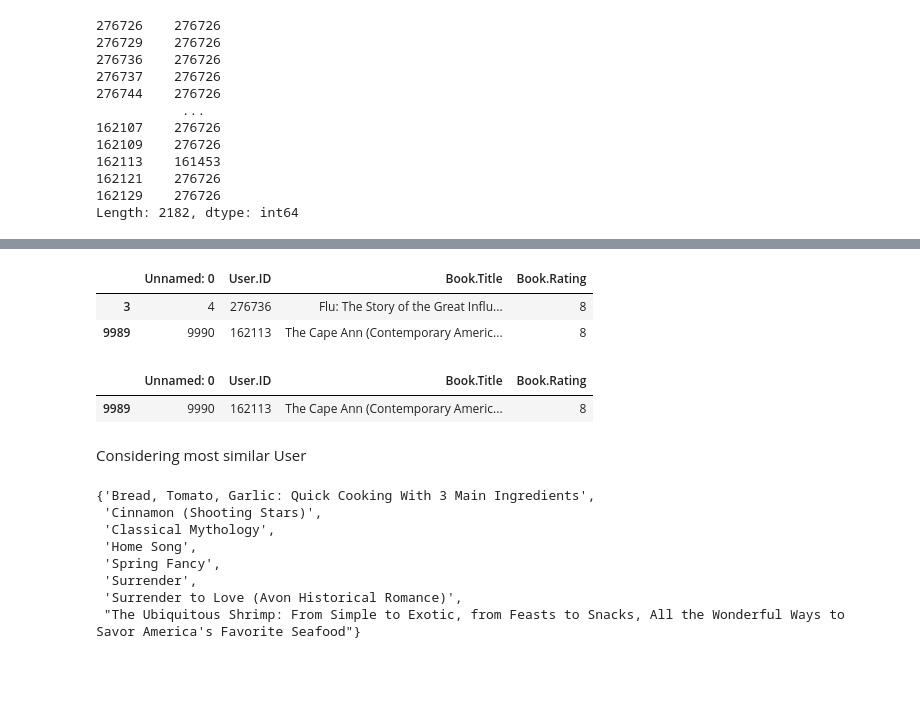
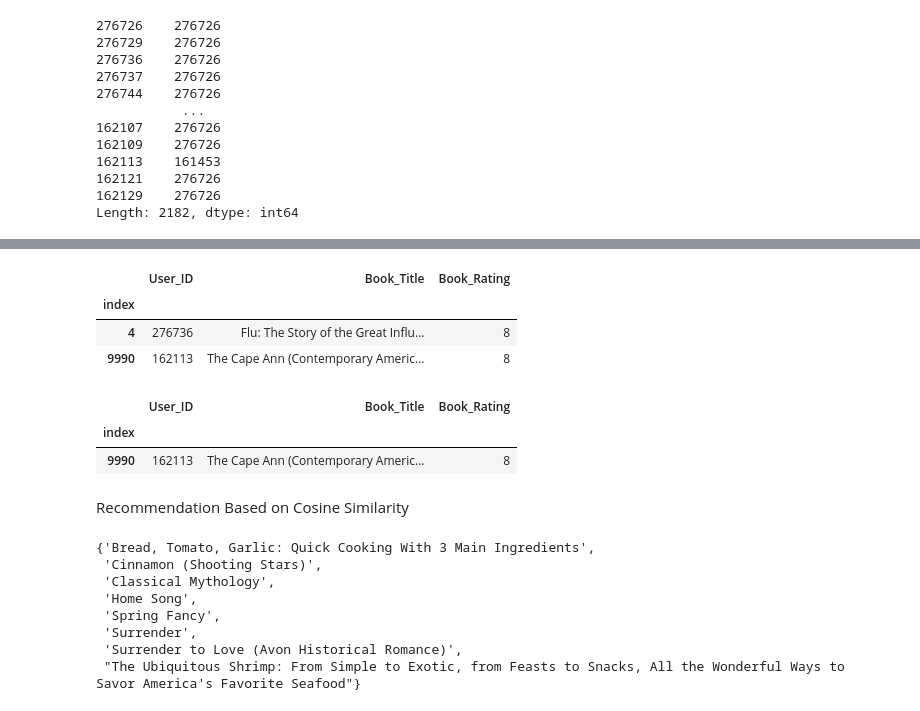
Before and after one commit to Manish-2708/pyt_man, a Jupyter notebook: Assignment_10_Reccomendation_system.ipynb, the cells around one changed output, grey strips where cells are left out. Drawn from its saved outputs; the diff is of its cells as text; code cells hidden in the pictures; blank space fills up the shorter version.

```diff
--- a/Assignment_10_Reccomendation_system.ipynb
+++ b/Assignment_10_Reccomendation_system.ipynb
@@ -12,7 +12,7 @@ from scipy.spatial.distance import cosine,correlation
 # %%
 #importing data
-book_data = pd.read_csv('/content/book (2).csv',encoding="latin-1")
-book_data.head()
+books = pd.read_csv('/content/book (2).csv',encoding="latin-1")
+books.head()
 # %% [output]
 |  | Unnamed: 0 | User.ID | Book.Title | Book.Rating |
 | 0 | 1 | 276726 | Classical Mythology | 5 |
@@ -20,3 +20,9 @@ book_data.head()
 | 2 | 3 | 276729 | Decision in Normandy | 6 |
 | 3 | 4 | 276736 | Flu: The Story of the Great Influ... | 8 |
 | 4 | 5 | 276737 | The Mummies of Urumchi | 6 |
+# %%
+#Renaming the columns name
+books.rename({'Unnamed: 0':'index','User.ID':'User_ID','Book.Title':'Book_Title','Book.Rating':'Book_Rating'},
+              axis= 1, inplace= True)
+books.set_index('index', inplace= True)
+books.head()
@@ -281,18 +325,20 @@ book_data[(book_data['User.ID']==276813) | (book_data['User.ID']==8)]
 # %%
 # Extract the books which userId 162113 & 276736 have watched
-book_data[(book_data['User.ID']==162113) | (book_data['User.ID']==276736)]
+books[(books['User_ID']==162113) | (books['User_ID']==276736)]
 # %% [output]
-|  | Unnamed: 0 | User.ID | Book.Title | Book.Rating |
-| 3 | 4 | 276736 | Flu: The Story of the Great Influ... | 8 |
-| 9989 | 9990 | 162113 | The Cape Ann (Contemporary Americ... | 8 |
+|  | User_ID | Book_Title | Book_Rating |
+| index |  |  |  |
+| 4 | 276736 | Flu: The Story of the Great Influ... | 8 |
+| 9990 | 162113 | The Cape Ann (Contemporary Americ... | 8 |
 # %%
 # Extract the books which userId 162113 & 162115 have watched
-book_data[(book_data['User.ID']==162113) | (book_data['User.ID']==162115)]
+books[(books['User_ID']==162113) | (books['User_ID']==162115)]
 # %% [output]
-|  | Unnamed: 0 | User.ID | Book.Title | Book.Rating |
-| 9989 | 9990 | 162113 | The Cape Ann (Contemporary Americ... | 8 |
+|  | User_ID | Book_Title | Book_Rating |
+| index |  |  |  |
+| 9990 | 162113 | The Cape Ann (Contemporary Americ... | 8 |
-# %% [markdown]
-Considering most similar User
+# %% [markdown]
+Recommendation Based on Cosine Similarity
 # %%
 def get_recommendation(customer_id):
 
```
Also changed, not shown: parts of 32 cells of this notebook.
